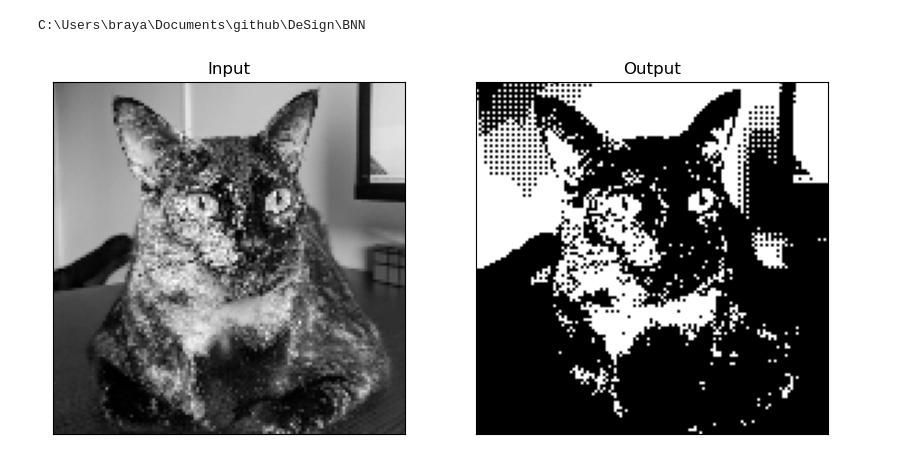
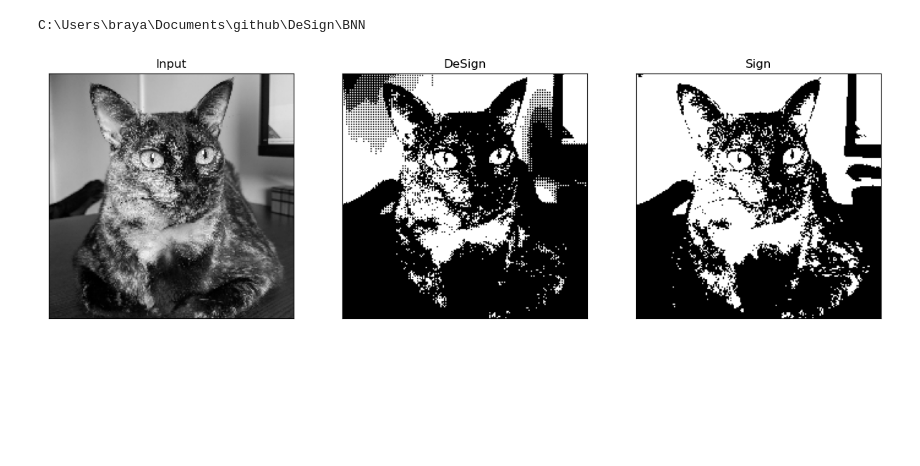
Before and after one commit to bemc22/DeSign, a Jupyter notebook: BNN/notebooks/demo_activation.ipynb, the cells around one changed output. Drawn from its saved outputs; the diff is of its cells as text; code cells hidden in the pictures; blank space fills up the shorter version.

```diff
--- a/BNN/notebooks/demo_activation.ipynb
+++ b/BNN/notebooks/demo_activation.ipynb
@@ -81,45 +81,54 @@ class Threshold3D(Layer):
 import cv2
 
 
-size = 128
+size = 200
 image = cv2.imread('ciri.jpg', cv2.IMREAD_GRAYSCALE)
 
 # normalize
 image = image / 255.0
 image = image - np.mean(image)
 image = image / np.std(image)
 
 image = cv2.resize(image, (size, size))
 
 
 
 
-model = tf.keras.Sequential([
+DeSign = tf.keras.Sequential([
     tf.keras.layers.InputLayer(input_shape=(size, size, 1)),
     Threshold3D(),
 ])
 
 
+
+
 inputs = tf.convert_to_tensor(image)[None, ..., None]
-output = model(inputs)
+output_design = DeSign(inputs)
+output_sign   = tf.sign(inputs)
 
 import matplotlib.pyplot as plt
 
 
-plt.figure(figsize=(10, 10))
+plt.figure(figsize=(15, 15))
 
-plt.subplot(1, 2, 1)
-plt.imshow(input[0, :, :, 0], cmap='gray')
+plt.subplot(1, 3, 1)
+plt.imshow(inputs[0, :, :, 0], cmap='gray')
 plt.xticks([])
 plt.yticks([])
 plt.title('Input')
 
-plt.subplot(1, 2, 2)
-plt.imshow(output[0, :, :, 0], cmap='gray')
+plt.subplot(1, 3, 2)
+plt.imshow(output_design[0, :, :, 0], cmap='gray')
 plt.xticks([])
 plt.yticks([])
-plt.title('Output')
+plt.title('DeSign')
+
+plt.subplot(1, 3, 3)
+plt.imshow(output_sign[0, :, :, 0], cmap='gray')
+plt.xticks([])
+plt.yticks([])
+plt.title('Sign')
 
 plt.show()
 # %% [output]
-[figure, old version]
+[figure, new version]
```
